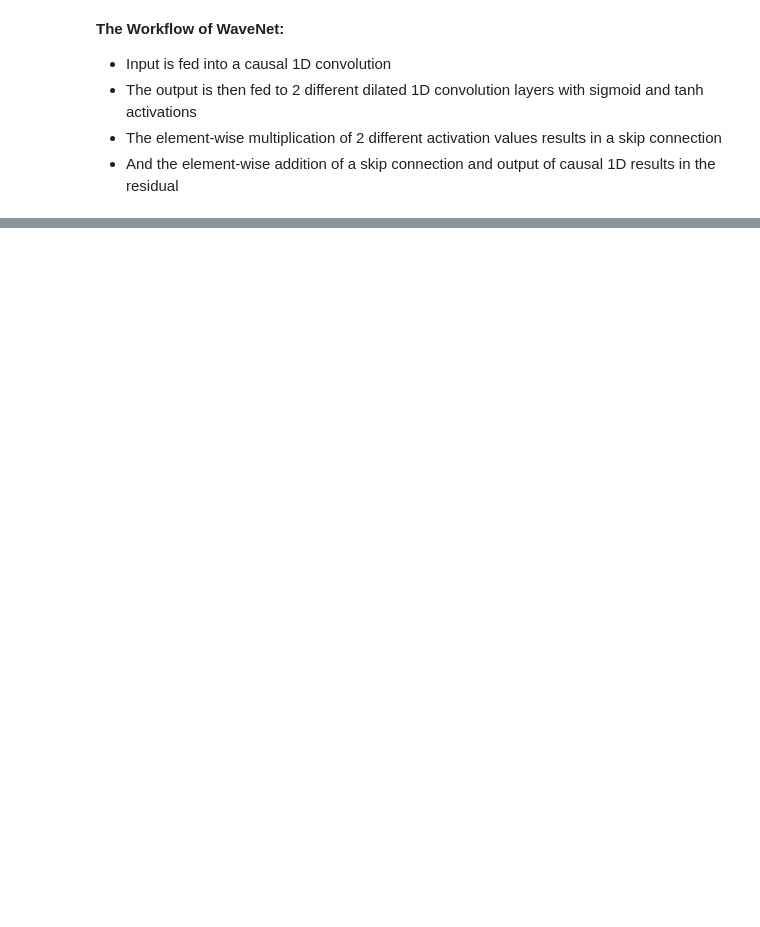
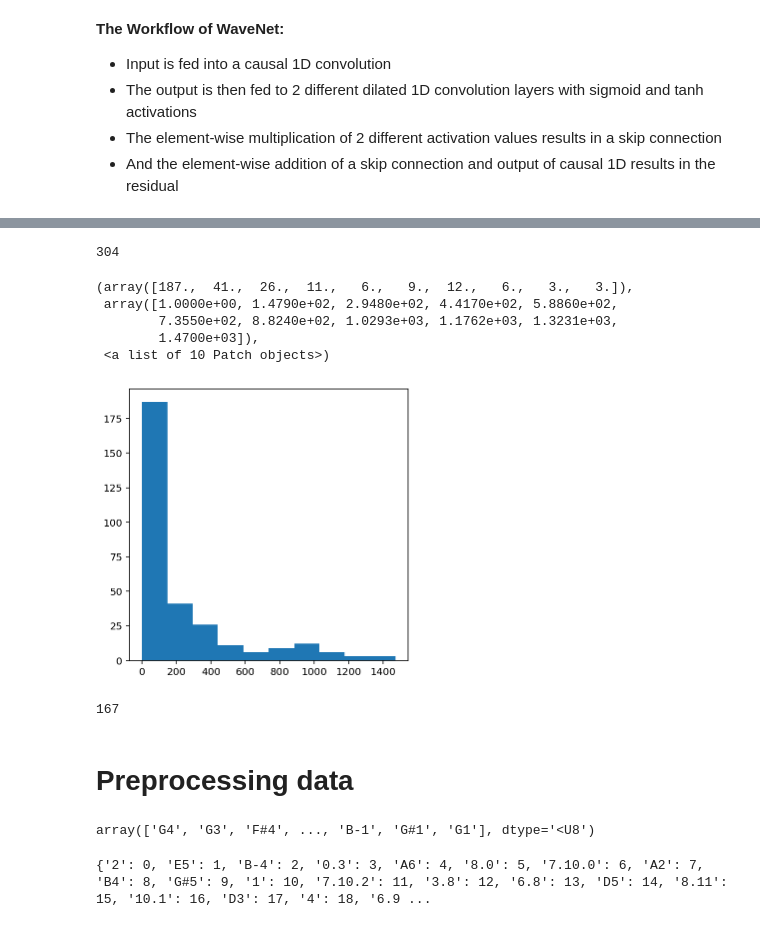
Before and after one commit to rj7shakya/music_composition, a Jupyter notebook: music_wavenet/music_gen.ipynb, the cells around one changed output, grey strips where cells are left out. Drawn from its saved outputs; the diff is of its cells as text; code cells hidden in the pictures; blank space fills up the shorter version.

```diff
--- a/music_wavenet/music_gen.ipynb
+++ b/music_wavenet/music_gen.ipynb
@@ -41,3 +41,20 @@ def read_midi(file):
   midi = converter.parse(file)
   s2 = instrument.partitionByInstrument(midi)
   for part in s2.parts:
+    if 'Piano' in str(part):
+      notes_to_parse = part.recurse()
+      for element in notes_to_parse:
+        if isinstance(element, note.Note):
+          notes.append(str(element.pitch))
+        elif isinstance(element, chord.Chord):
+          notes.append('.'.join(str(n) for n in element.normalOrder))
+
+  return np.array(notes)
+# %%
+import os
+import numpy as np
+path='/content/drive/My Drive/schubert/'
+
+files=[i for i in os.listdir(path) if i.endswith(".mid")]
+
+notes_array = np.array([read_midi(path+i) for i in files])
@@ -43,0 +79,29 @@ def read_midi(file):
+# %%
+notes_ = [element for note_ in notes_array for element in note_]
+
+#No. of unique notes
+unique_notes = list(set(notes_))
+print(len(unique_notes))
+# %% [output]
+304
+# %%
+from collections import Counter
+import matplotlib.pyplot as plt
+
+freq = dict(Counter(notes_))
+no=[count for _,count in freq.items()]
+
+plt.figure(figsize=(5,5))
+plt.hist(no)
+# %% [output]
+(array([187.,  41.,  26.,  11.,   6.,   9.,  12.,   6.,   3.,   3.]),
+ array([1.0000e+00, 1.4790e+02, 2.9480e+02, 4.4170e+02, 5.8860e+02,
+        7.3550e+02, 8.8240e+02, 1.0293e+03, 1.1762e+03, 1.3231e+03,
+        1.4700e+03]),
+ <a list of 10 Patch objects>)
+[figure, added]
+# %%
+frequent_notes = [note_ for note_, count in freq.items() if count>=50]
+print(len(frequent_notes))
+# %% [output]
+167
@@ -43,0 +119,28 @@ def read_midi(file):
+# %% [markdown]
+# **Preprocessing data**
+# %%
+no_of_timesteps = 32
+x = []
+y = []
+
+for note_ in new_music:
+    for i in range(0, len(note_) - no_of_timesteps, 1):
+
+        #preparing input and output sequences
+        input_ = note_[i:i + no_of_timesteps]
+        output = note_[i + no_of_timesteps]
+
+        x.append(input_)
+        y.append(output)
+
+x=np.array(x)
+y=np.array(y)
+y
+# %% [output]
+array(['G4', 'G3', 'F#4', ..., 'B-1', 'G#1', 'G1'], dtype='<U8')
+# %%
+unique_x = list(set(x.ravel()))
+x_note_to_int = dict((note_, number) for number, note_ in enumerate(unique_x))
+print(x_note_to_int)
+# %% [output]
+{'2': 0, 'E5': 1, 'B-4': 2, '0.3': 3, 'A6': 4, '8.0': 5, '7.10.0': 6, 'A2': 7, 'B4': 8, 'G#5': 9, '1': 10, '7.10.2': 11, '3.8': 12, '6.8': 13, 'D5': 14, '8.11': 15, '10.1': 16, 'D3': 17, '4': 18, '6.9 ...
```
Also changed, not shown: parts of 11 cells of this notebook.
